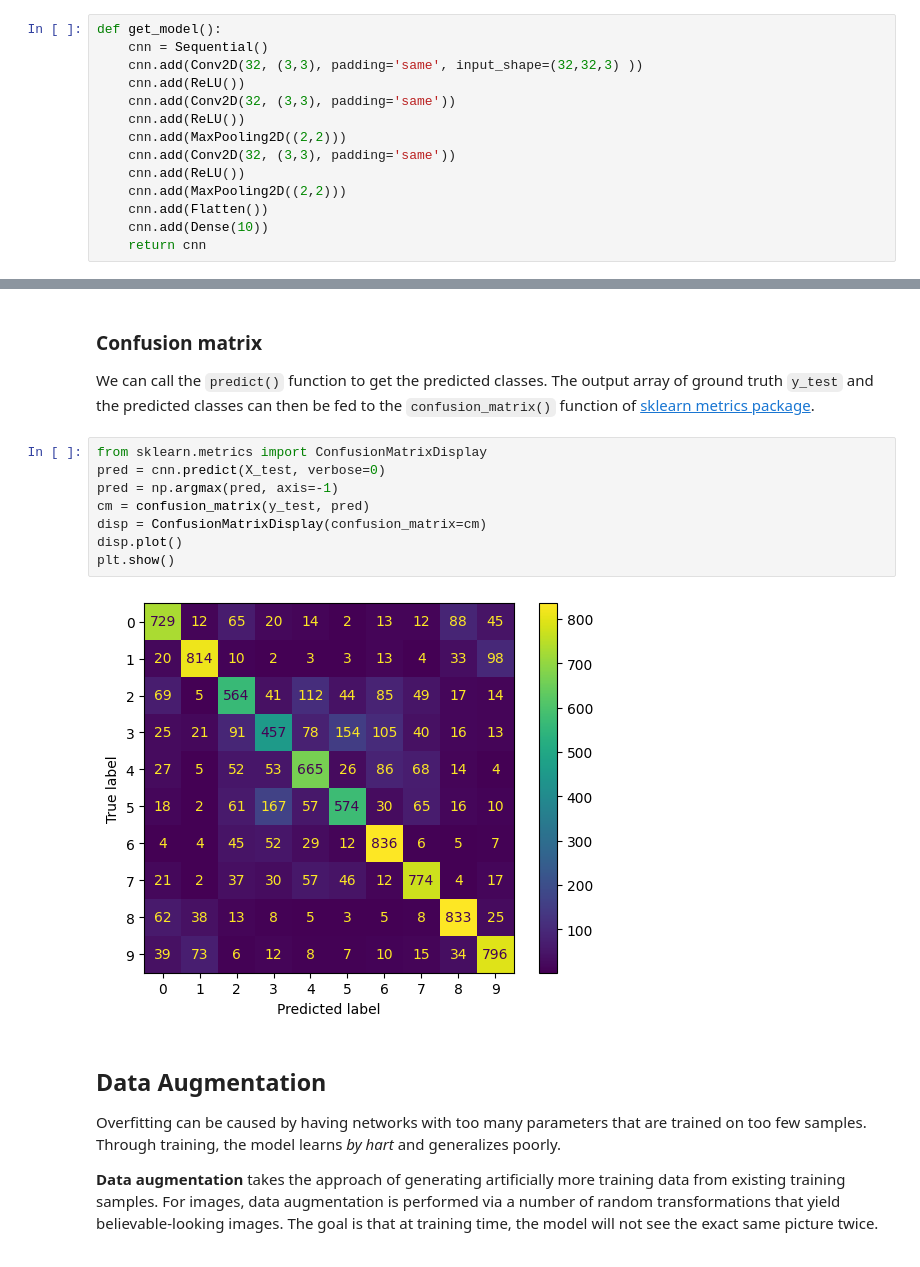
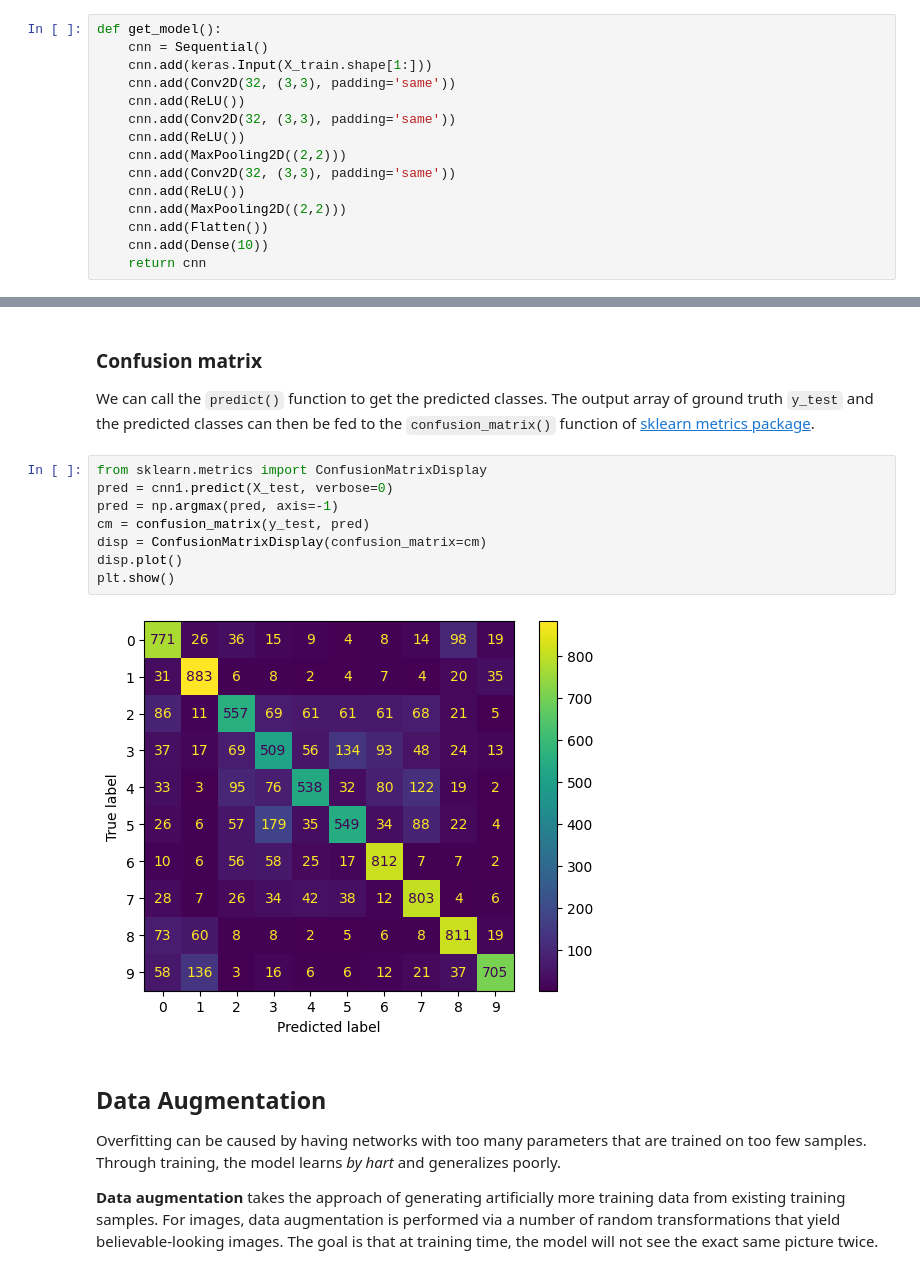
Before and after one commit to ayomeer/DeLearn, a Jupyter notebook: DL-PW-06/CIFAR10-CNN_data_augmentation_stud_TF.ipynb, the cells around one changed output, grey strips where cells are left out. Cells and saved outputs as stored; diff of their text form.

```diff
--- a/DL-PW-06/CIFAR10-CNN_data_augmentation_stud_TF.ipynb
+++ b/DL-PW-06/CIFAR10-CNN_data_augmentation_stud_TF.ipynb
@@ -110,7 +103,8 @@ The neural network will be a CNN. Follow the structure given in the exercise 1.
 # %%
 def get_model():
     cnn = Sequential()
-    cnn.add(Conv2D(32, (3,3), padding='same', input_shape=(32,32,3) ))
+    cnn.add(keras.Input(X_train.shape[1:]))
+    cnn.add(Conv2D(32, (3,3), padding='same'))
     cnn.add(ReLU())
     cnn.add(Conv2D(32, (3,3), padding='same'))
     cnn.add(ReLU())
@@ -189,14 +183,14 @@ Test accuracy: 0.6988999843597412
 We can call the `predict()` function to get the predicted classes. The output array of ground truth `y_test` and the predicted classes can then be fed to the `confusion_matrix()` function of [sklearn metrics package](http://scikit-learn.org/stable/modules/generated/sklearn.metrics.confusion_matrix.html#sklearn.metrics.confusion_matrix).
 # %%
 from sklearn.metrics import ConfusionMatrixDisplay
-pred = cnn.predict(X_test, verbose=0)
+pred = cnn1.predict(X_test, verbose=0)
 pred = np.argmax(pred, axis=-1)
 cm = confusion_matrix(y_test, pred)
 disp = ConfusionMatrixDisplay(confusion_matrix=cm)
 disp.plot()
 plt.show()
 # %% [output]
-[figure, old version]
+[figure, new version]
 # %% [markdown]
 ## Data Augmentation
 
```
Also changed, not shown: parts of 17 cells of this notebook, 1 other file.
